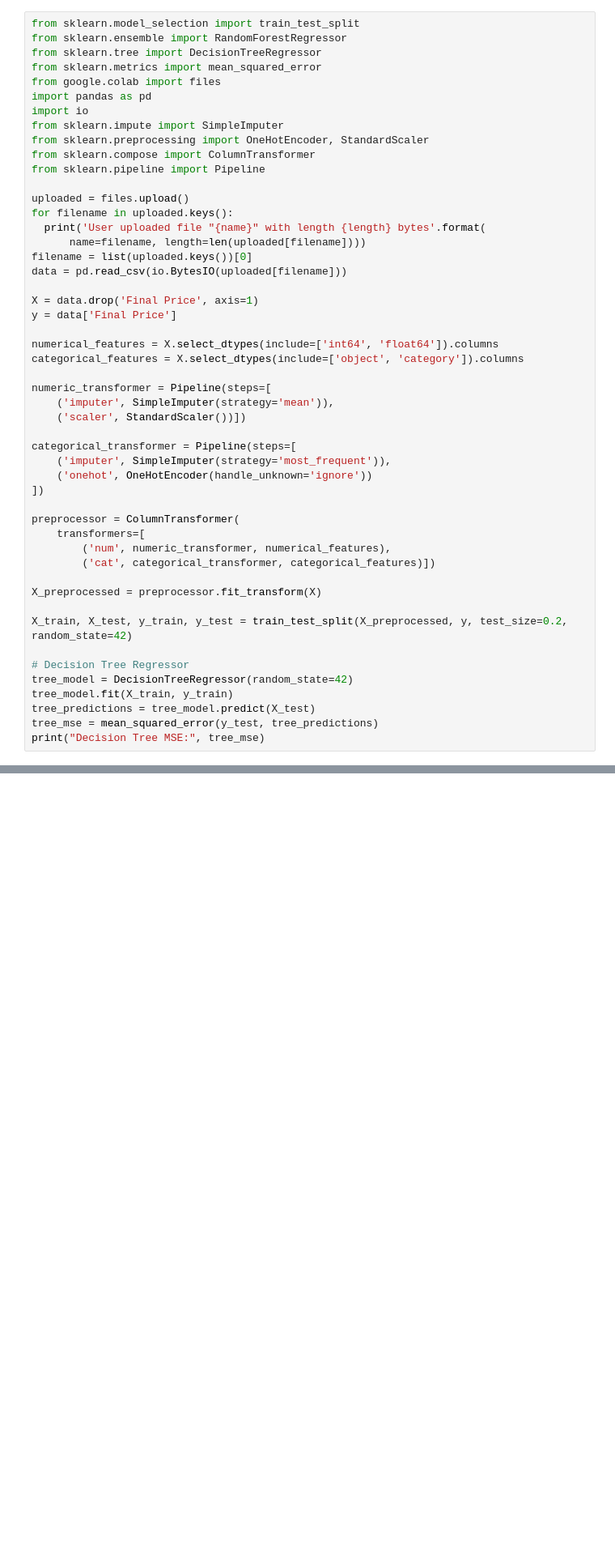
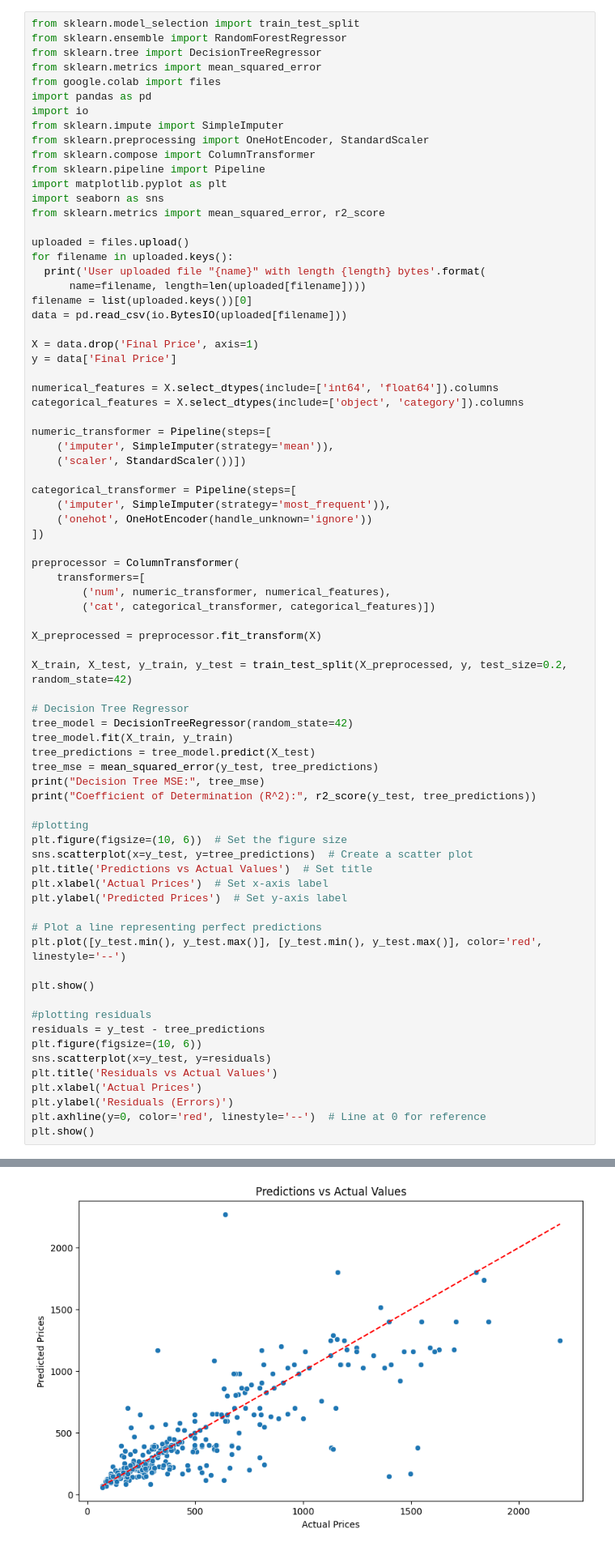
Before and after one commit to kodeu/smartphones_prices, a Jupyter notebook: phones_prices.ipynb, the cells around one changed output, grey strips where cells are left out. Shown at 81% size. Saved outputs shown, nothing was run; the diff lists cells and outputs as text; blank space fills up the shorter version.

Commit message:
Added plotting and residuals

```diff
--- a/phones_prices.ipynb
+++ b/phones_prices.ipynb
@@ -12,6 +12,9 @@ from sklearn.impute import SimpleImputer
 from sklearn.preprocessing import OneHotEncoder, StandardScaler
 from sklearn.compose import ColumnTransformer
 from sklearn.pipeline import Pipeline
+import matplotlib.pyplot as plt
+import seaborn as sns
+from sklearn.metrics import mean_squared_error, r2_score
 
 uploaded = files.upload()
 for filename in uploaded.keys():
@@ -50,5 +53,28 @@ tree_model.fit(X_train, y_train)
 tree_predictions = tree_model.predict(X_test)
 tree_mse = mean_squared_error(y_test, tree_predictions)
 print("Decision Tree MSE:", tree_mse)
+print("Coefficient of Determination (R^2):", r2_score(y_test, tree_predictions))
+
+#plotting
+plt.figure(figsize=(10, 6))  # Set the figure size
+sns.scatterplot(x=y_test, y=tree_predictions)  # Create a scatter plot
+plt.title('Predictions vs Actual Values')  # Set title
+plt.xlabel('Actual Prices')  # Set x-axis label
+plt.ylabel('Predicted Prices')  # Set y-axis label
+
+# Plot a line representing perfect predictions
+plt.plot([y_test.min(), y_test.max()], [y_test.min(), y_test.max()], color='red', linestyle='--')
+
+plt.show()
+
+#plotting residuals
+residuals = y_test - tree_predictions
+plt.figure(figsize=(10, 6))
+sns.scatterplot(x=y_test, y=residuals)
+plt.title('Residuals vs Actual Values')
+plt.xlabel('Actual Prices')
+plt.ylabel('Residuals (Errors)')
+plt.axhline(y=0, color='red', linestyle='--')  # Line at 0 for reference
+plt.show()
 # %% [output]
 [interactive output not drawn]
@@ -57,0 +85 @@ Decision Tree MSE: 55730.57792774725
+[figure, added]
```
Also changed, not shown: parts of 1 cell of this notebook.
